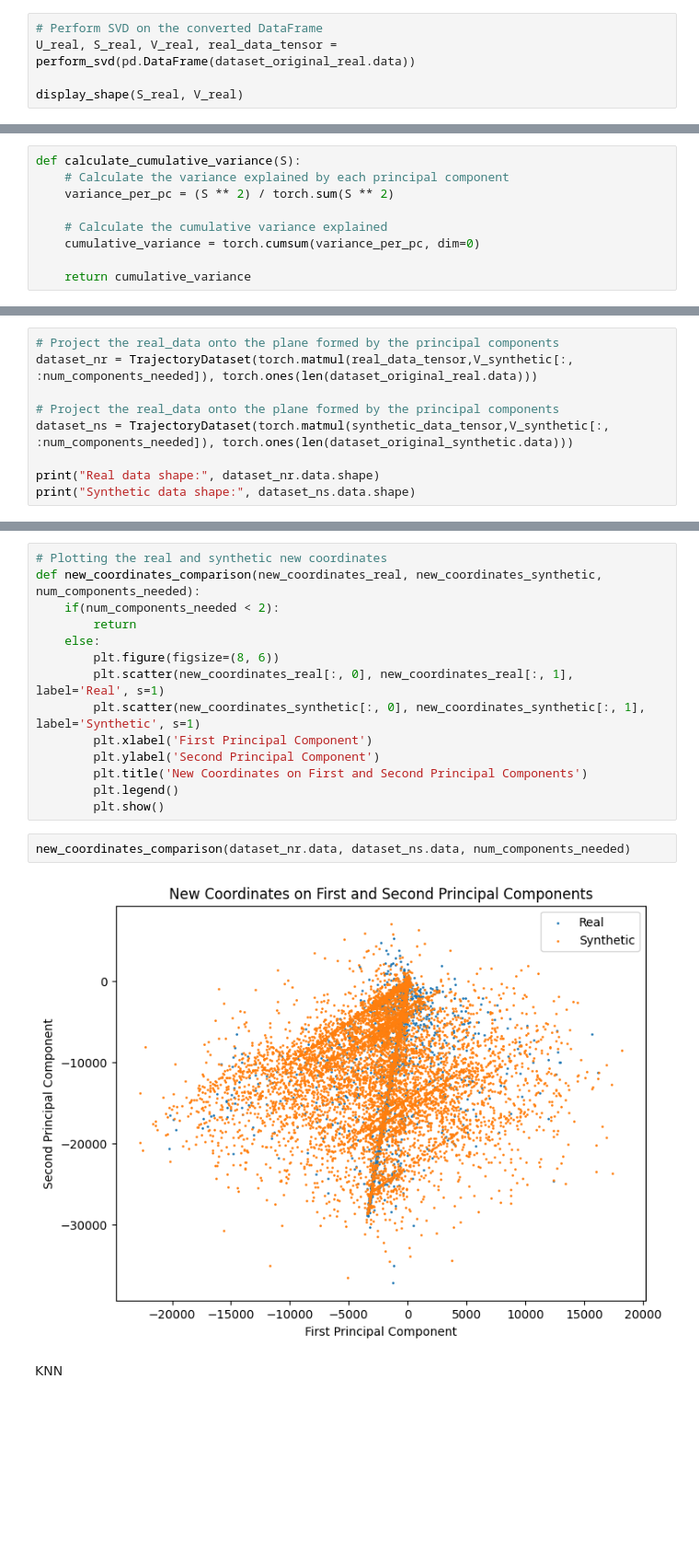
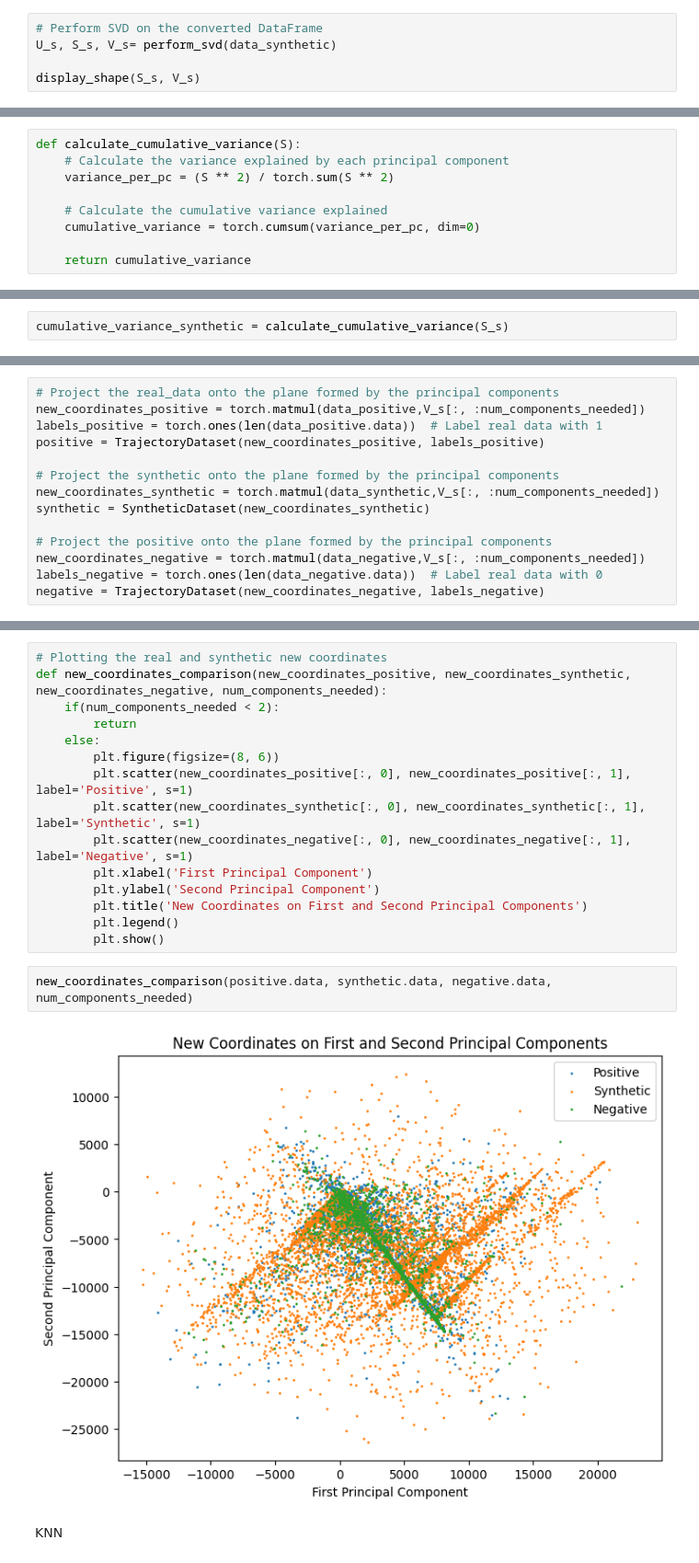
Before and after one commit to Polirurre/MIA-GAN, a Jupyter notebook: Code/7_RouteMIA.ipynb, the cells around one changed output, grey strips where cells are left out. Shown at 92% size. Drawn from its saved outputs; the diff is of its cells as text; blank space fills up the shorter version.

```diff
--- a/Code/7_RouteMIA.ipynb
+++ b/Code/7_RouteMIA.ipynb
@@ -87,8 +103,8 @@ Synthetic data shape: (8765, 48)
 # %%
 # Perform SVD on the converted DataFrame
-U_real, S_real, V_real, real_data_tensor = perform_svd(pd.DataFrame(dataset_original_real.data))
+U_s, S_s, V_s= perform_svd(data_synthetic)
 
-display_shape(S_real, V_real)
+display_shape(S_s, V_s)
 # %% [output]
 Shape of eigenvalues (S): torch.Size([48])
 Shape of eigenvectors (V): torch.Size([48, 48])
@@ -132 +122,3 @@ cumulative_variance_synthetic = calculate_cumulative_variance(S_synthetic)
+# %%
+cumulative_variance_synthetic = calculate_cumulative_variance(S_s)
 # %%
@@ -157,9 +148,14 @@ Number of principal components needed for a cumulative variance explained of 0.9
 # %%
 # Project the real_data onto the plane formed by the principal components
-dataset_nr = TrajectoryDataset(torch.matmul(real_data_tensor,V_synthetic[:, :num_components_needed]), torch.ones(len(dataset_original_real.data)))
+new_coordinates_positive = torch.matmul(data_positive,V_s[:, :num_components_needed])
+labels_positive = torch.ones(len(data_positive.data))  # Label real data with 1
+positive = TrajectoryDataset(new_coordinates_positive, labels_positive)
 
-# Project the real_data onto the plane formed by the principal components
-dataset_ns = TrajectoryDataset(torch.matmul(synthetic_data_tensor,V_synthetic[:, :num_components_needed]), torch.ones(len(dataset_original_synthetic.data)))
+# Project the synthetic onto the plane formed by the principal components
+new_coordinates_synthetic = torch.matmul(data_synthetic,V_s[:, :num_components_needed])
+synthetic = SyntheticDataset(new_coordinates_synthetic)
 
-print("Real data shape:", dataset_nr.data.shape)
-print("Synthetic data shape:", dataset_ns.data.shape)
+# Project the positive onto the plane formed by the principal components
+new_coordinates_negative = torch.matmul(data_negative,V_s[:, :num_components_needed])
+labels_negative = torch.ones(len(data_negative.data))  # Label real data with 0
+negative = TrajectoryDataset(new_coordinates_negative, labels_negative)
@@ -169,21 +165,22 @@ Synthetic data shape: torch.Size([8765, 20])
 # %%
 # Plotting the real and synthetic new coordinates
-def new_coordinates_comparison(new_coordinates_real, new_coordinates_synthetic, num_components_needed):
+def new_coordinates_comparison(new_coordinates_positive, new_coordinates_synthetic, new_coordinates_negative, num_components_needed):
     if(num_components_needed < 2):
         return
     else:
         plt.figure(figsize=(8, 6))
-        plt.scatter(new_coordinates_real[:, 0], new_coordinates_real[:, 1], label='Real', s=1)
+        plt.scatter(new_coordinates_positive[:, 0], new_coordinates_positive[:, 1], label='Positive', s=1)
         plt.scatter(new_coordinates_synthetic[:, 0], new_coordinates_synthetic[:, 1], label='Synthetic', s=1)
+        plt.scatter(new_coordinates_negative[:, 0], new_coordinates_negative[:, 1], label='Negative', s=1)
         plt.xlabel('First Principal Component')
         plt.ylabel('Second Principal Component')
         plt.title('New Coordinates on First and Second Principal Components')
         plt.legend()
         plt.show()
 # %%
-new_coordinates_comparison(dataset_nr.data, dataset_ns.data, num_components_needed)
+new_coordinates_comparison(positive.data, synthetic.data, negative.data, num_components_needed)
 # %% [output]
-[figure, old version]
+[figure, new version]
 # %% [markdown]
 KNN
 # %%
```
Also changed, not shown: parts of 39 cells of this notebook, 2 other files.
